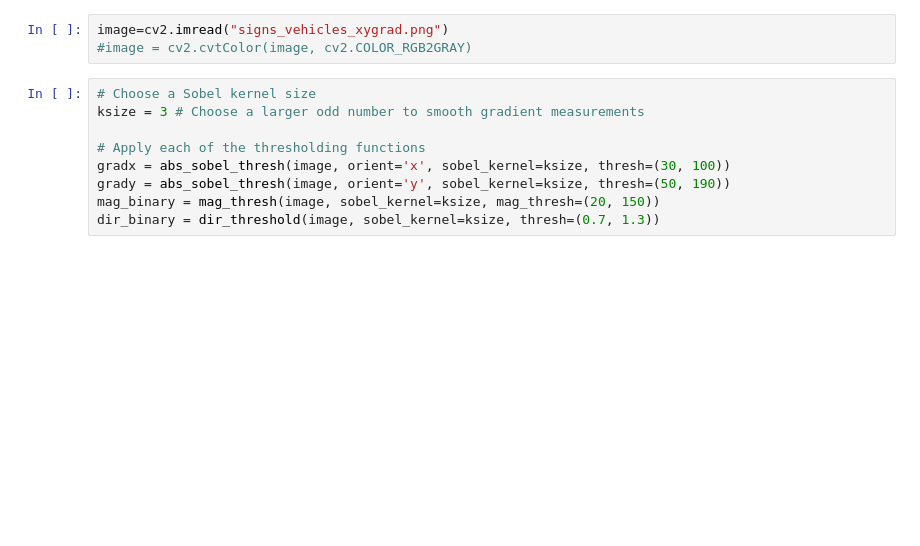
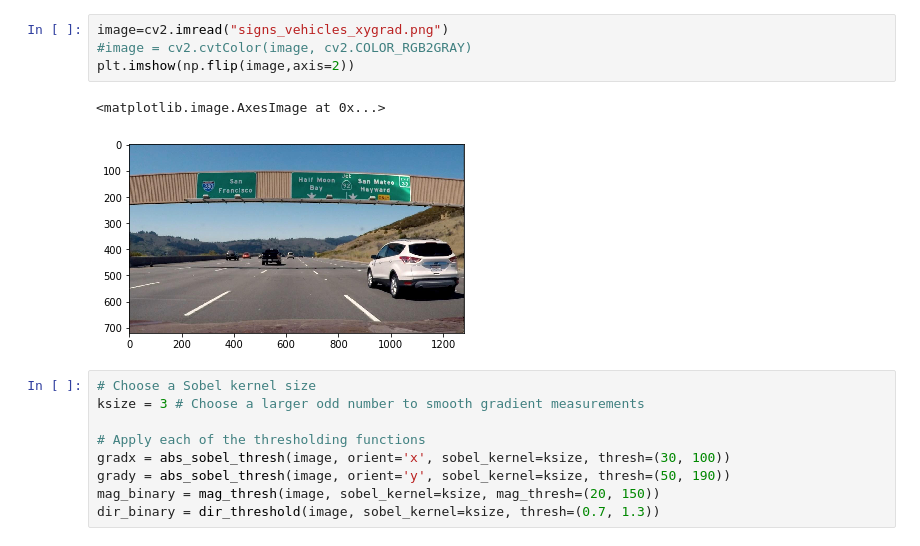
Before and after one commit to kanhua/CarND-Advanced-Lane-Lines, a Jupyter notebook: try mix threshold.ipynb, the cells around one changed output. Saved outputs shown, nothing was run; the diff lists cells and outputs as text; blank space fills up the shorter version.

```diff
--- a/try mix threshold.ipynb
+++ b/try mix threshold.ipynb
@@ -13,6 +10,10 @@ The autoreload extension is already loaded. To reload it, use:
 # %%
 image=cv2.imread("signs_vehicles_xygrad.png")
 #image = cv2.cvtColor(image, cv2.COLOR_RGB2GRAY)
+plt.imshow(np.flip(image,axis=2))
+# %% [output]
+<matplotlib.image.AxesImage at 0x...>
+[figure, added]
 # %%
 # Choose a Sobel kernel size
 ksize = 3 # Choose a larger odd number to smooth gradient measurements
```
Also changed, not shown: parts of 3 cells of this notebook, 30 other files.
